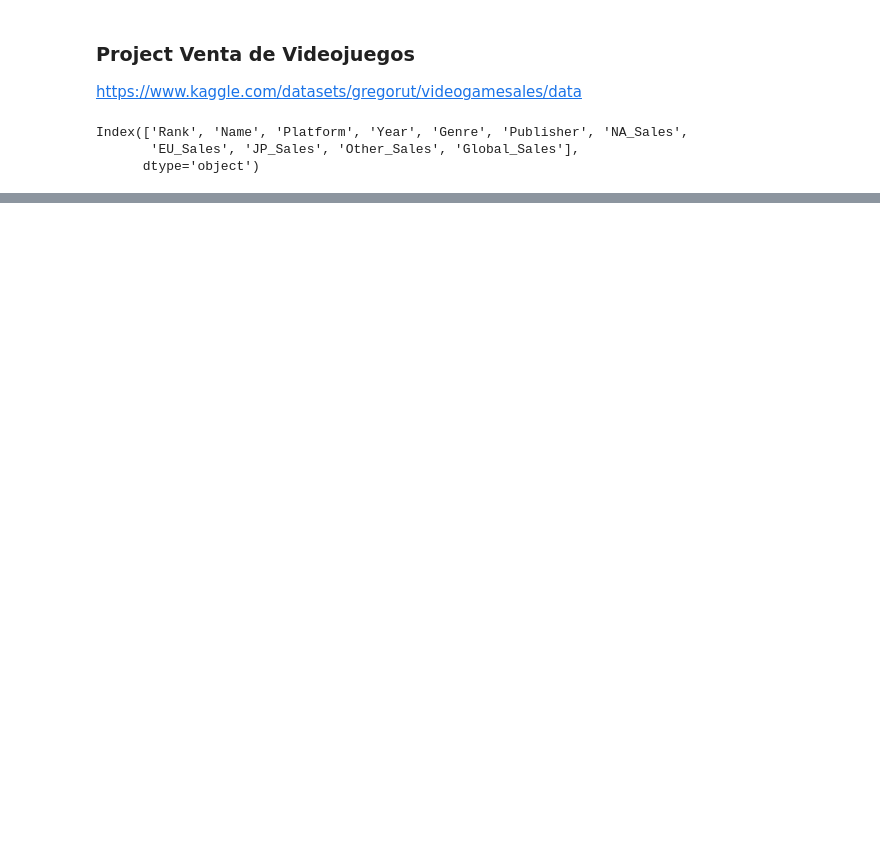
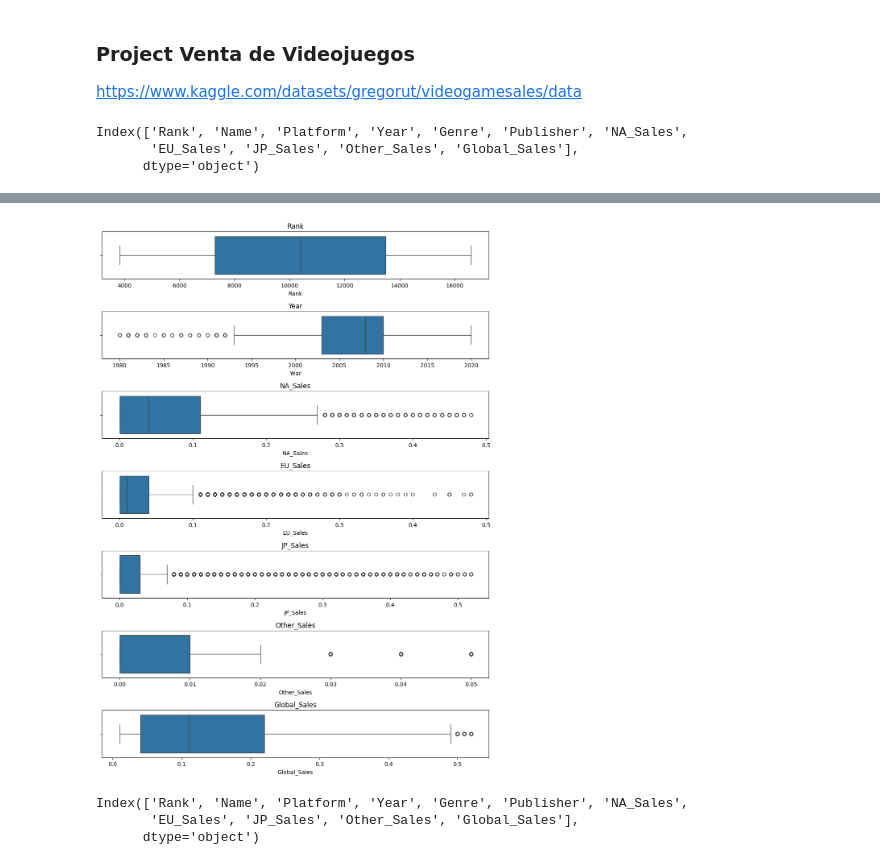
Before and after one commit to DanielAlejandro-Analytics/Video-Game-Sales, a Jupyter notebook: Games-Project.ipynb, the cells around one changed output, grey strips where cells are left out. Drawn from its saved outputs; the diff is of its cells as text; code cells hidden in the pictures; blank space fills up the shorter version.

```diff
--- a/Games-Project.ipynb
+++ b/Games-Project.ipynb
@@ -24,0 +87,22 @@ df.head()
+# %%
+# Supongamos que df es tu DataFrame
+num_cols = df_numeric.select_dtypes(include=['Float64', 'int64']).columns
+
+# Crear subgráficos
+fig, axes = plt.subplots(nrows=len(num_cols), figsize=(10, 2*len(num_cols)))
+
+# Generar boxplots individuales
+for i, col in enumerate(num_cols):
+    sns.boxplot(x=df_numeric[col], ax=axes[i])
+    axes[i].set_title(col)
+
+plt.tight_layout()
+plt.show()
+# %% [output]
+[figure, added]
+# %%
+df.columns
+# %% [output]
+Index(['Rank', 'Name', 'Platform', 'Year', 'Genre', 'Publisher', 'NA_Sales',
+       'EU_Sales', 'JP_Sales', 'Other_Sales', 'Global_Sales'],
+      dtype='object')
```
Also changed, not shown: parts of 15 cells of this notebook.
